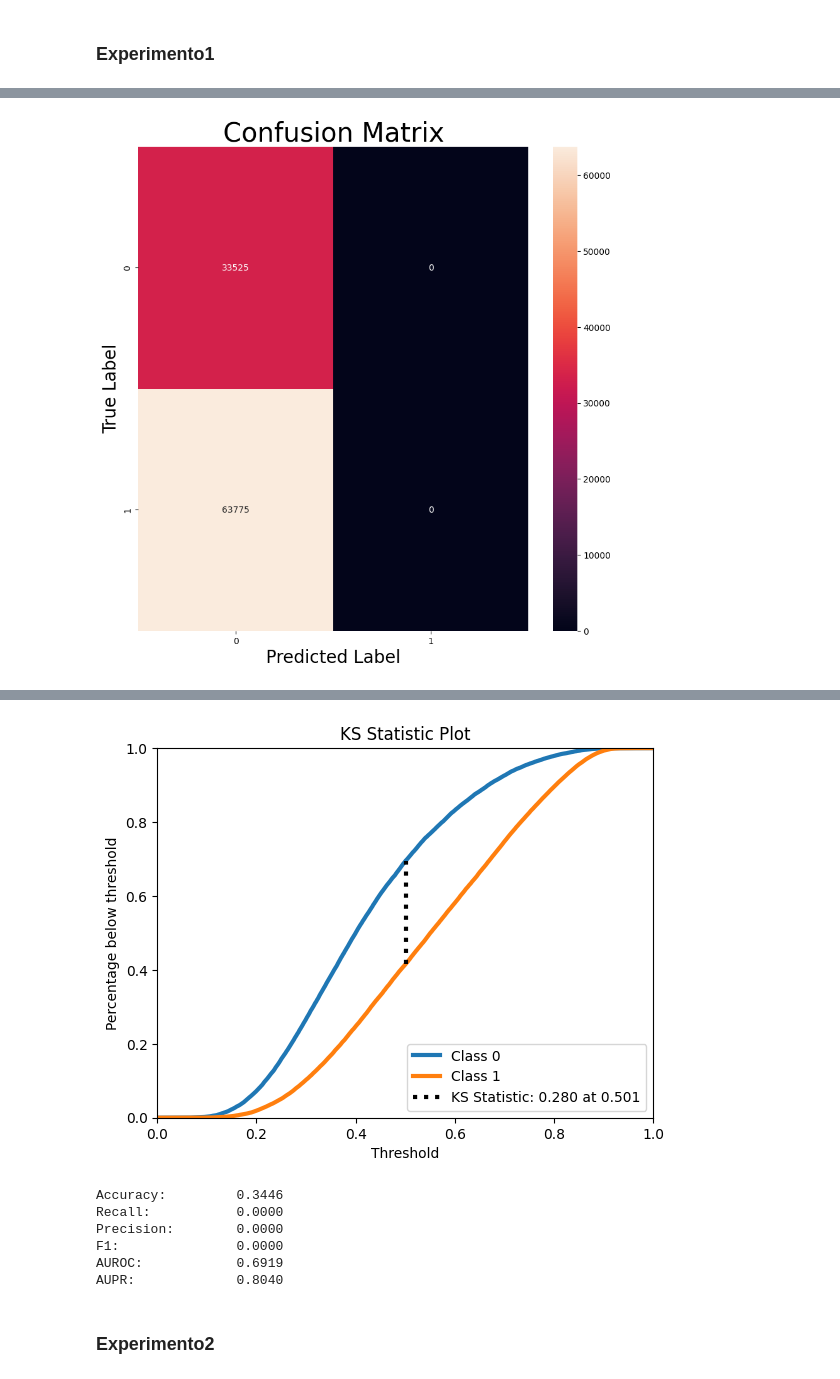
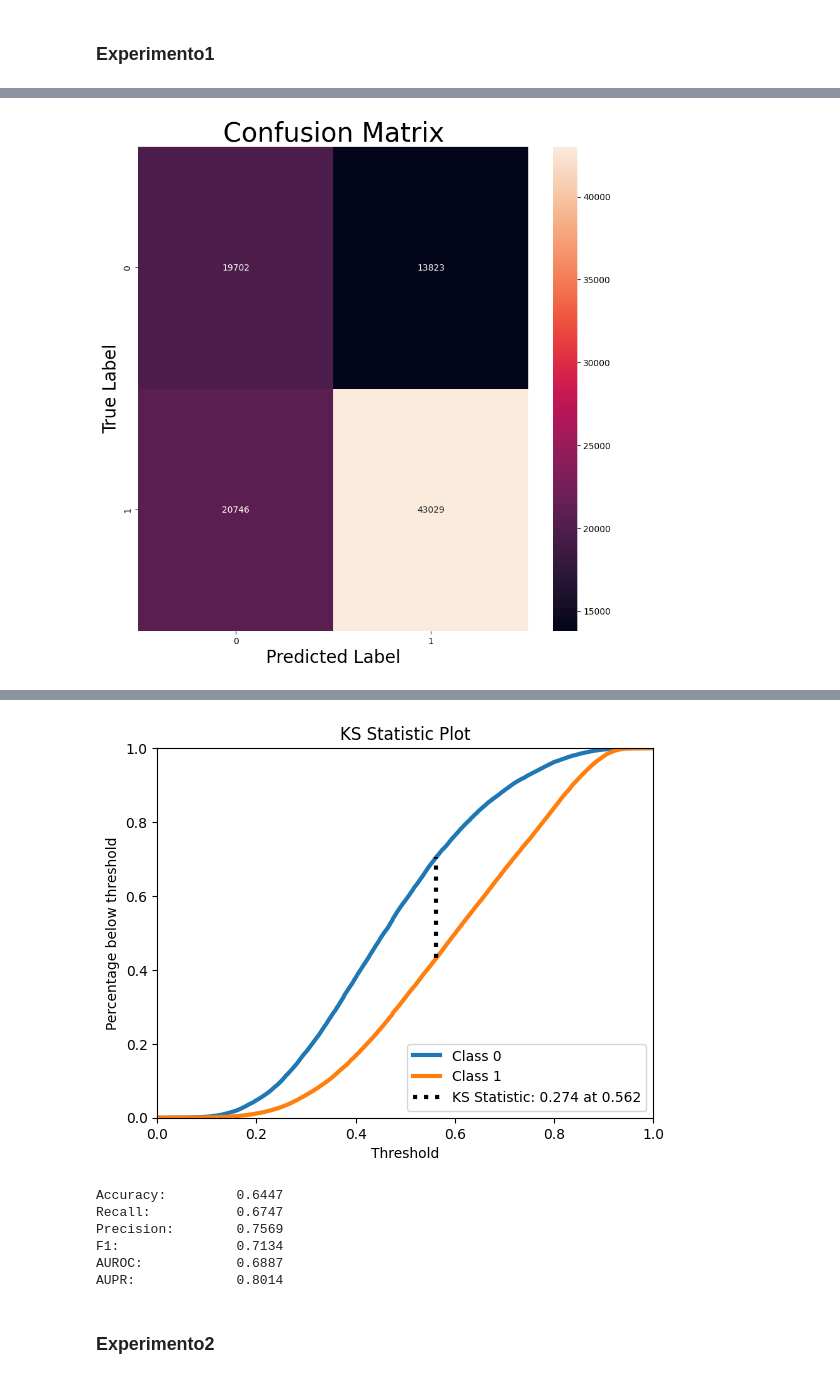
Before and after one commit to aasb2/neural-networks, a Jupyter notebook: Project.ipynb, the cells around one changed output, grey strips where cells are left out. Saved outputs shown, nothing was run; the diff lists cells and outputs as text; code cells hidden in the pictures.

```diff
--- a/Project.ipynb
+++ b/Project.ipynb
@@ -63,25 +67,15 @@ input_dim = x_train.shape[1]
 # Aqui criamos o esboço da rede.
 classifier = Sequential()
 
-# Agora adicionamos a primeira camada escondida contendo 16 neurônios e função de ativação
-# tangente hiperbólica. Por ser a primeira camada adicionada à rede, precisamos especificar
-# a dimensão de entrada (número de features do data set).
-classifier.add(Dense(16, activation='tanh', input_dim=input_dim))
-
-# Em seguida adicionamos a camada de saída. Como nosso problema é binário só precisamos de
-# 1 neurônio com função de ativação sigmoidal. A partir da segunda camada adicionada keras já
-# consegue inferir o número de neurônios de entrada (16) e nós não precisamos mais especificar.
+classifier.add(Dense(16, activation='relu', input_dim=input_dim))
 classifier.add(Dense(1, activation='sigmoid'))
-
-# Por fim compilamos o modelo especificando um otimizador, a função de custo, e opcionalmente
-# métricas para serem observadas durante treinamento.
 classifier.compile(optimizer='adam', loss='mean_squared_error')
 
 history_file = HISTORY_PATH + "1.npy"
 model_file = MODEL_PATH + "1"
 
 if not exists(history_file) or  not exists(model_file):
-    history = classifier.fit(x_train, y_train, batch_size=64, epochs=1, callbacks=[EarlyStopping(patience=3)], validation_data=(x_val, y_val))
+    history = classifier.fit(x_train, y_train, batch_size=32, epochs=10_000, callbacks=[EarlyStopping(patience=10,verbose=1)], validation_data=(x_val, y_val))
     np.save(history_file,history.history)
     classifier.save(model_file)
 else:
@@ -97,7 +101,7 @@ True
 # %%
 # Fazer predições no conjunto de teste
 y_pred_scores = classifier.predict(x_test)
-y_pred_class = np.argmax(y_pred_scores, axis=1)
+y_pred_class = (y_pred_scores > 0.5).astype("int32")
 y_pred_scores_0 = 1 - y_pred_scores
 y_pred_scores = np.concatenate([y_pred_scores_0, y_pred_scores], axis=1)
 
@@ -119,2 +123,2 @@ metrics.print_metrics_summary(accuracy, recall, precision, f1, auroc, aupr)
 Matriz de confusão no conjunto de teste:
-[figure, old version]
+[figure, new version]
@@ -123,11 +127,11 @@ Validation Loss:  0.2211
 
 Performance no conjunto de teste:
-[figure, old version]
+[figure, new version]
-Accuracy:         0.3446
-Recall:           0.0000
-Precision:        0.0000
-F1:               0.0000
-AUROC:            0.6919
-AUPR:             0.8040
+Accuracy:         0.6447
+Recall:           0.6747
+Precision:        0.7569
+F1:               0.7134
+AUROC:            0.6887
+AUPR:             0.8014
 # %% [markdown]
 ### Experimento2
```
Also changed, not shown: parts of 16 cells of this notebook, 1 other file.
